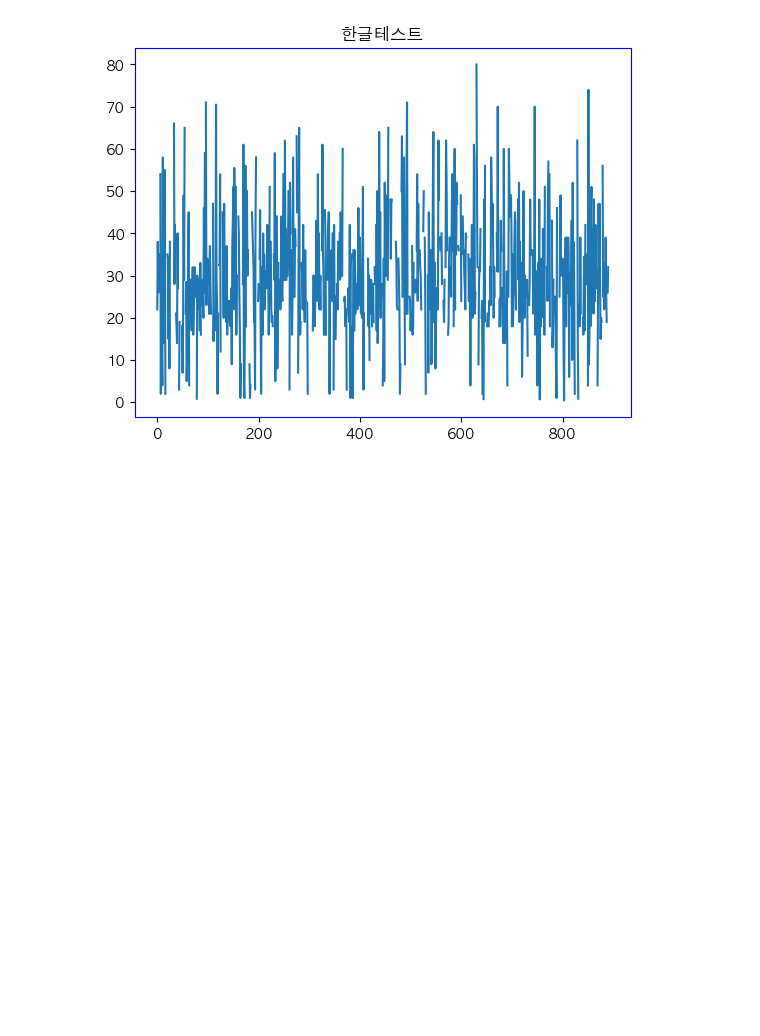
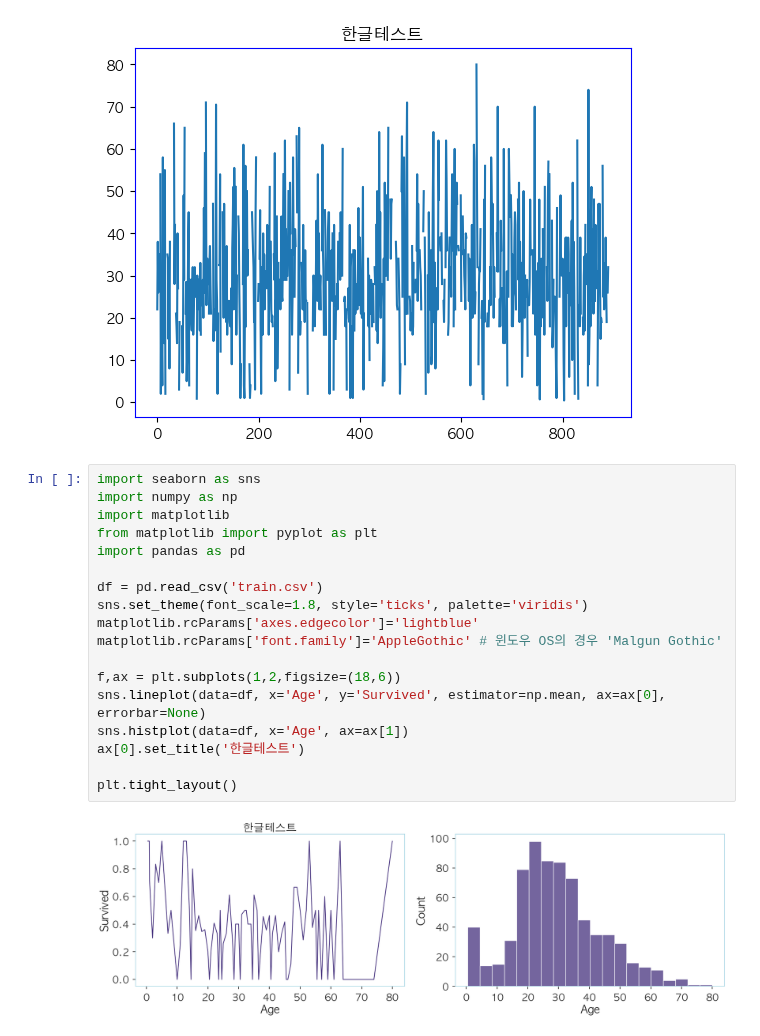
Before and after one commit to JW-Namsta/Kaggle_Study, a Jupyter notebook: Titanic/rcParams_연습.ipynb, the cells around one changed output. Saved outputs shown, nothing was run; the diff lists cells and outputs as text; blank space fills up the shorter version.

Commit message:
sns.set_theme 연습

```diff
--- a/Titanic/rcParams_연습.ipynb
+++ b/Titanic/rcParams_연습.ipynb
@@ -13,3 +13,23 @@ plt.title('한글테스트')
 plt.show()
 # %% [output]
 [figure]
+# %%
+import seaborn as sns
+import numpy as np
+import matplotlib
+from matplotlib import pyplot as plt
+import pandas as pd
+
+df = pd.read_csv('train.csv')
+sns.set_theme(font_scale=1.8, style='ticks', palette='viridis')
+matplotlib.rcParams['axes.edgecolor']='lightblue'
+matplotlib.rcParams['font.family']='AppleGothic' # 윈도우 OS의 경우 'Malgun Gothic'
+
+f,ax = plt.subplots(1,2,figsize=(18,6))
+sns.lineplot(data=df, x='Age', y='Survived', estimator=np.mean, ax=ax[0], errorbar=None)
+sns.histplot(data=df, x='Age', ax=ax[1])
+ax[0].set_title('한글테스트')
+
+plt.tight_layout()
+# %% [output]
+[figure, added]
```
